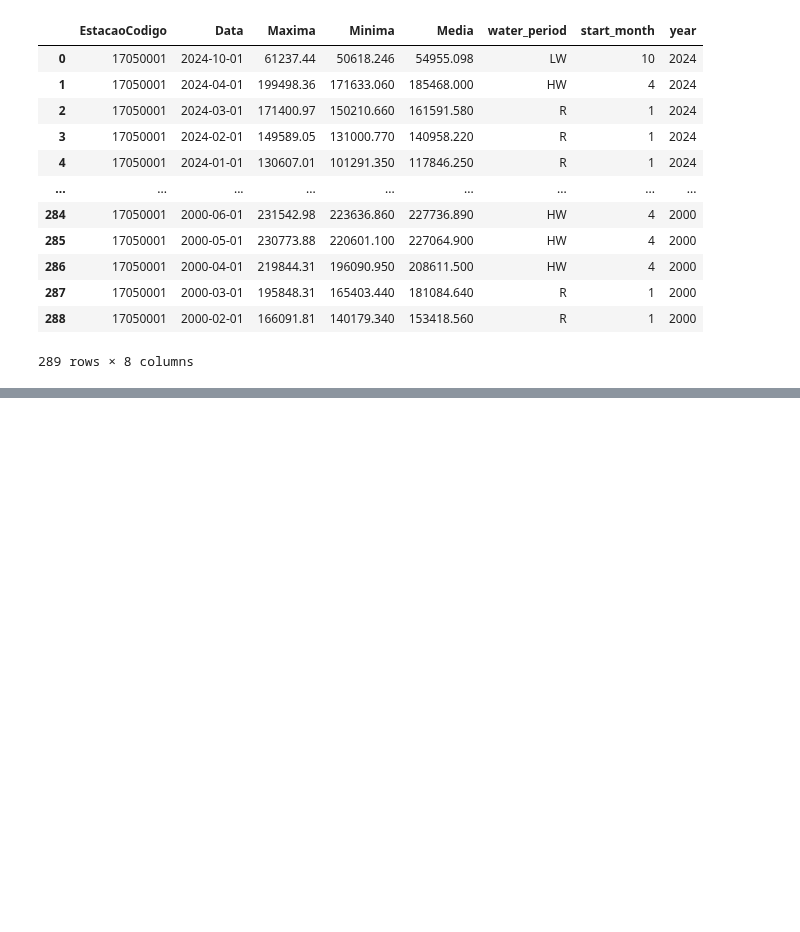
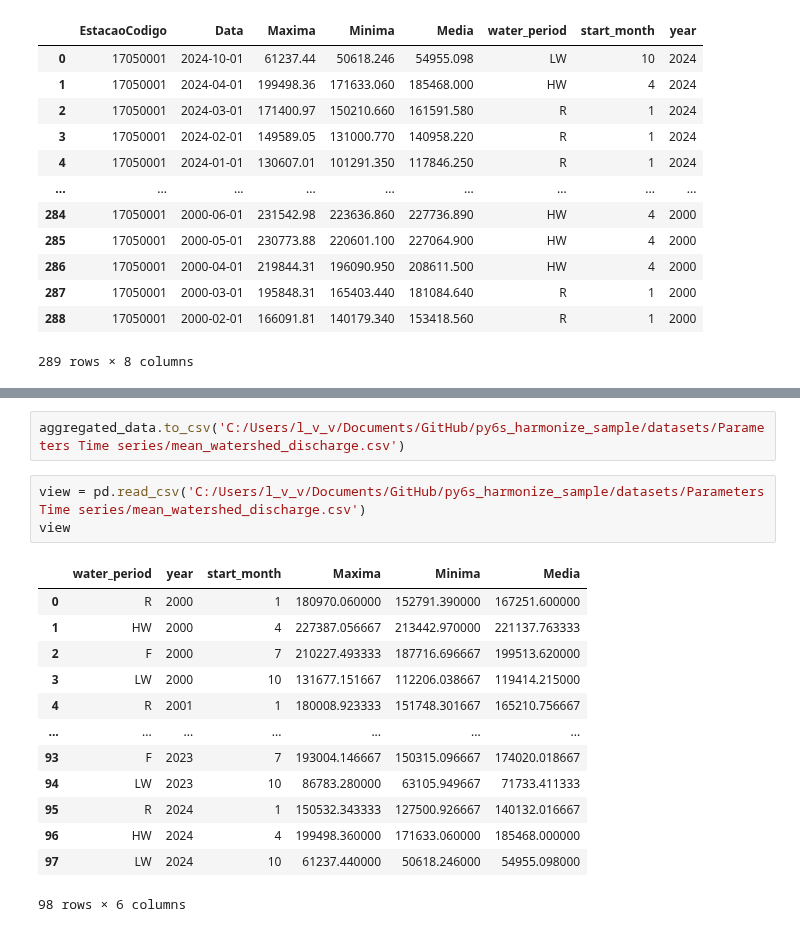
Before and after one commit to larissavaladao/py6s_harmonize_sample, a Jupyter notebook: 6. parameters_by_period/4.discharge_timeseries.ipynb, the cells around one changed output, grey strips where cells are left out. Drawn from its saved outputs; the diff is of its cells as text; blank space fills up the shorter version.

Commit message:
script discharge update

```diff
--- a/6. parameters_by_period/4.discharge_timeseries.ipynb
+++ b/6. parameters_by_period/4.discharge_timeseries.ipynb
@@ -150,0 +151,19 @@ aggregated_data = aggregated_data.transform(lambda x: x.rank(ascending=False))
+# %%
+aggregated_data.to_csv('C:/Users/l_v_v/Documents/GitHub/py6s_harmonize_sample/datasets/Parameters Time series/mean_watershed_discharge.csv')
+# %%
+view = pd.read_csv('C:/Users/l_v_v/Documents/GitHub/py6s_harmonize_sample/datasets/Parameters Time series/mean_watershed_discharge.csv')
+view
+# %% [output]
+|  | water_period | year | start_month | Maxima | Minima | Media |
+| 0 | R | 2000 | 1 | 180970.060000 | 152791.390000 | 167251.600000 |
+| 1 | HW | 2000 | 4 | 227387.056667 | 213442.970000 | 221137.763333 |
+| 2 | F | 2000 | 7 | 210227.493333 | 187716.696667 | 199513.620000 |
+| 3 | LW | 2000 | 10 | 131677.151667 | 112206.038667 | 119414.215000 |
+| 4 | R | 2001 | 1 | 180008.923333 | 151748.301667 | 165210.756667 |
+| ... | ... | ... | ... | ... | ... | ... |
+| 93 | F | 2023 | 7 | 193004.146667 | 150315.096667 | 174020.018667 |
+| 94 | LW | 2023 | 10 | 86783.280000 | 63105.949667 | 71733.411333 |
+| 95 | R | 2024 | 1 | 150532.343333 | 127500.926667 | 140132.016667 |
+| 96 | HW | 2024 | 4 | 199498.360000 | 171633.060000 | 185468.000000 |
+| 97 | LW | 2024 | 10 | 61237.440000 | 50618.246000 | 54955.098000 |
+98 rows × 6 columns
```
Also changed, not shown: parts of 3 cells of this notebook.
